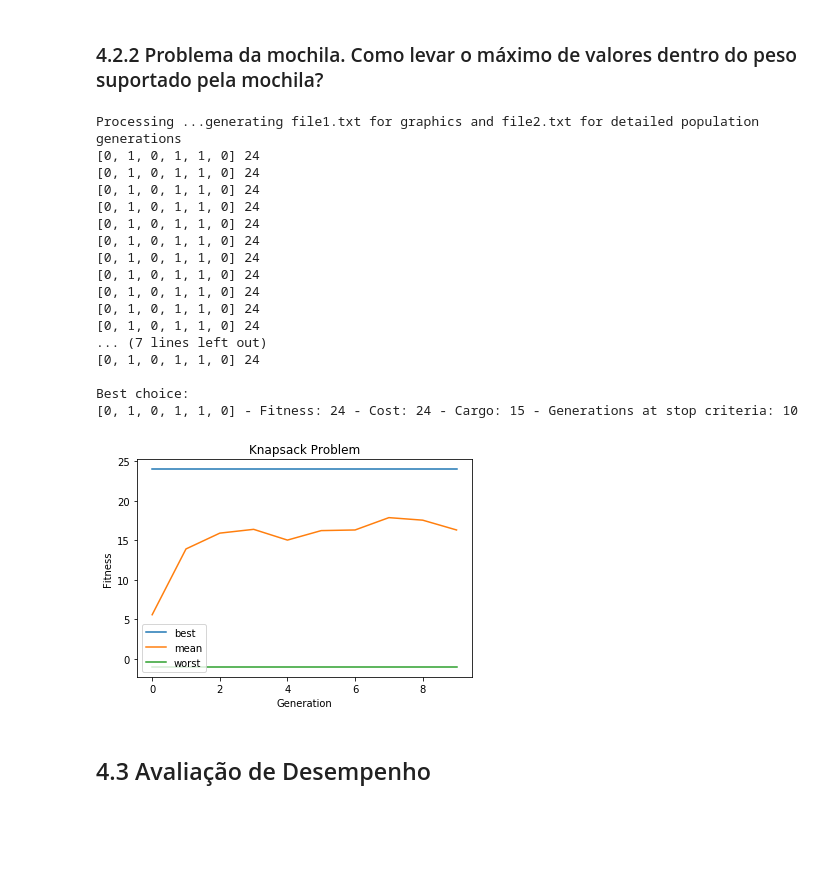
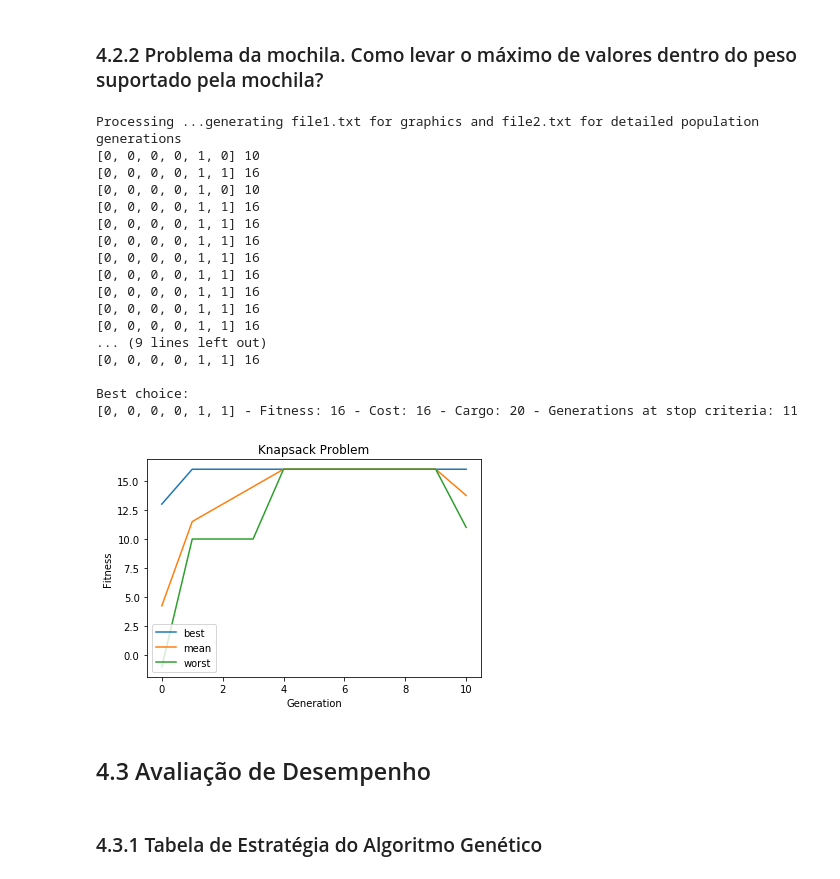
Before and after one commit to edbkei/MO416PROJ2, a Jupyter notebook: Project2/project2.ipynb, the cells around one changed output. Saved outputs shown, nothing was run; the diff lists cells and outputs as text; code cells hidden in the pictures; blank space fills up the shorter version.

```diff
--- a/Project2/project2.ipynb
+++ b/Project2/project2.ipynb
@@ -135,52 +137,54 @@ config = Config({
     'values': [0, 1],
     'costs': [3, 5, 4, 9, 10, 6],
     'weights': [7, 3, 8, 3, 9, 11],
     'cargo': 20
     },
     'selection': {
         'strategy': SelectionStrategy.ROULETTE  # ROULETTE, TORNAMENT_BATTLE_ROYALE, or TOURNAMENT_PLAYOFF
     },
     'reproduction': {
-        'strategy': ReproductionStrategy.SEXUAL_DOUBLE_POINTS,   # ASEXUAL, SEXUAL_SINGLE_POINT, SEXUAL_DOUBLE_POINTS
-        'rate': 0.8
+        'strategy': ReproductionStrategy.SEXUAL_SINGLE_POINT,   # ASEXUAL, SEXUAL_SINGLE_POINT, SEXUAL_DOUBLE_POINTS
+        'rate': 0.4
     },
     'mutation': {
         'strategy': MutationStrategy.SEQUENCE_SWAP,            # GENERATIVE, SWAP, SEQUENCE_SWAP
-        'rate': 0.2
+        'rate': 0.1
     },
     'generation': {
         'strategy': GenerationStrategy.EXCHANGE,               # EXCHANGE, ELITISM, STEADY_STATE
-        'population_size': 25,
+        'population_size': 4,
     },
     'stop_criteria': {
         #'fitness': 0, #Used only on MAX_FITNESS
         'num_generations': 10, #Used only on MAX_GENERATIONS and STEADY_PERIOD
         'type': StopCriteriaType.STEADY_PERIOD                 # MAX_GENERATION, MAX_FITNESS, CONVERGENCE, STEADY_PERIOD
         }
 })
 
 generationsResult = GeneticAlgorithmFacade(config).execute()
 
 plot_fitness(generationsResult)
 # %% [output]
 Processing ...generating file1.txt for graphics and file2.txt for detailed population generations
-[0, 1, 0, 1, 1, 0] 24
-[0, 1, 0, 1, 1, 0] 24
-[0, 1, 0, 1, 1, 0] 24
-[0, 1, 0, 1, 1, 0] 24
-[0, 1, 0, 1, 1, 0] 24
-[0, 1, 0, 1, 1, 0] 24
-[0, 1, 0, 1, 1, 0] 24
-[0, 1, 0, 1, 1, 0] 24
-[0, 1, 0, 1, 1, 0] 24
-[0, 1, 0, 1, 1, 0] 24
-[0, 1, 0, 1, 1, 0] 24
-... (7 lines left out)
-[0, 1, 0, 1, 1, 0] 24
+[0, 0, 0, 0, 1, 0] 10
+[0, 0, 0, 0, 1, 1] 16
+[0, 0, 0, 0, 1, 0] 10
+[0, 0, 0, 0, 1, 1] 16
+[0, 0, 0, 0, 1, 1] 16
+[0, 0, 0, 0, 1, 1] 16
+[0, 0, 0, 0, 1, 1] 16
+[0, 0, 0, 0, 1, 1] 16
+[0, 0, 0, 0, 1, 1] 16
+[0, 0, 0, 0, 1, 1] 16
+[0, 0, 0, 0, 1, 1] 16
+... (9 lines left out)
+[0, 0, 0, 0, 1, 1] 16
 
 Best choice:
-[0, 1, 0, 1, 1, 0] - Fitness: 24 - Cost: 24 - Cargo: 15 - Generations at stop criteria: 10
+[0, 0, 0, 0, 1, 1] - Fitness: 16 - Cost: 16 - Cargo: 20 - Generations at stop criteria: 11
-[figure, old version]
+[figure, new version]
 # %% [markdown]
 ## 4.3 Avaliação de Desempenho
+# %% [markdown]
+### 4.3.1 Tabela de Estratégia do Algoritmo Genético
 # %% [markdown]
```
Also changed, not shown: parts of 13 cells of this notebook, 2 other files.
